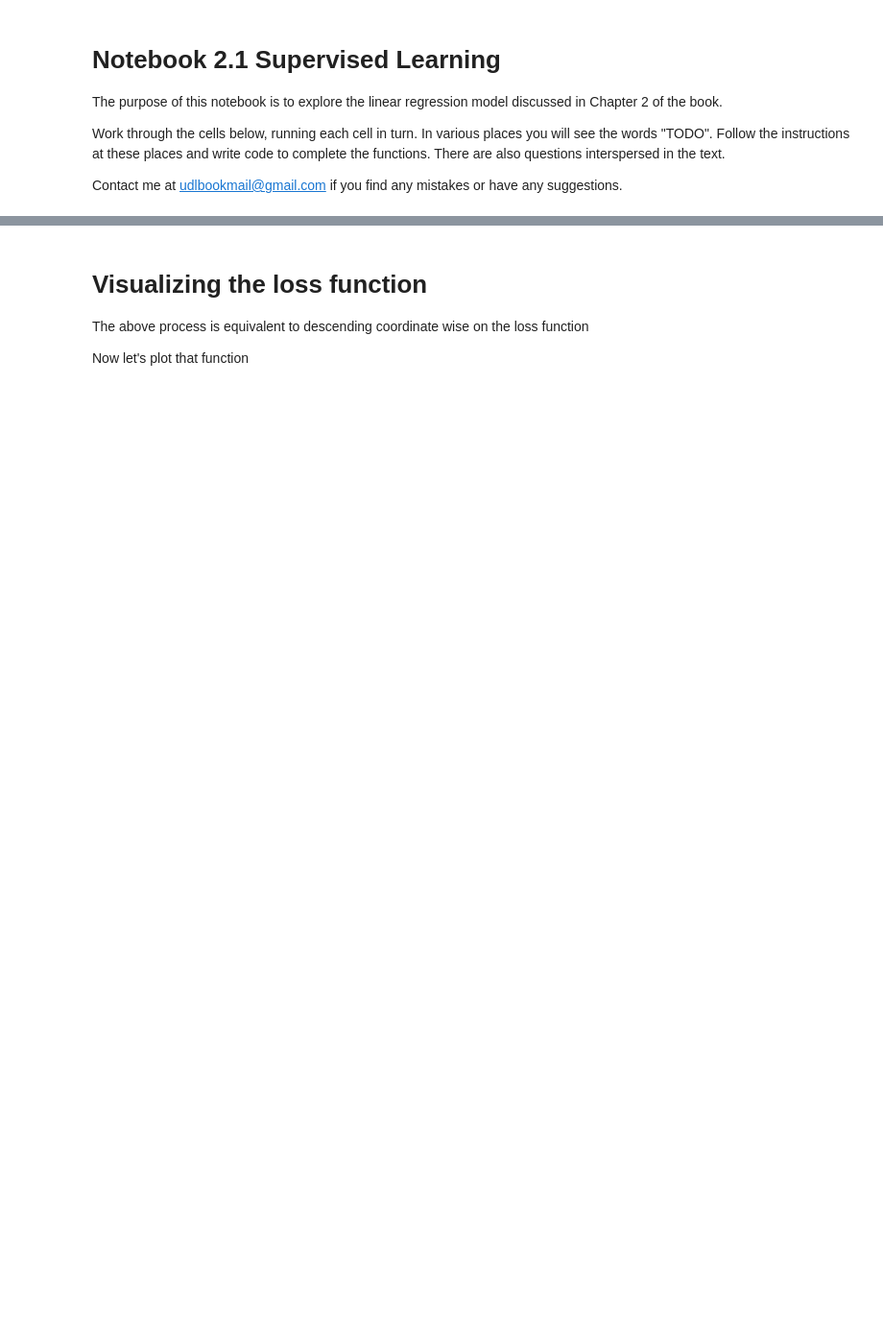
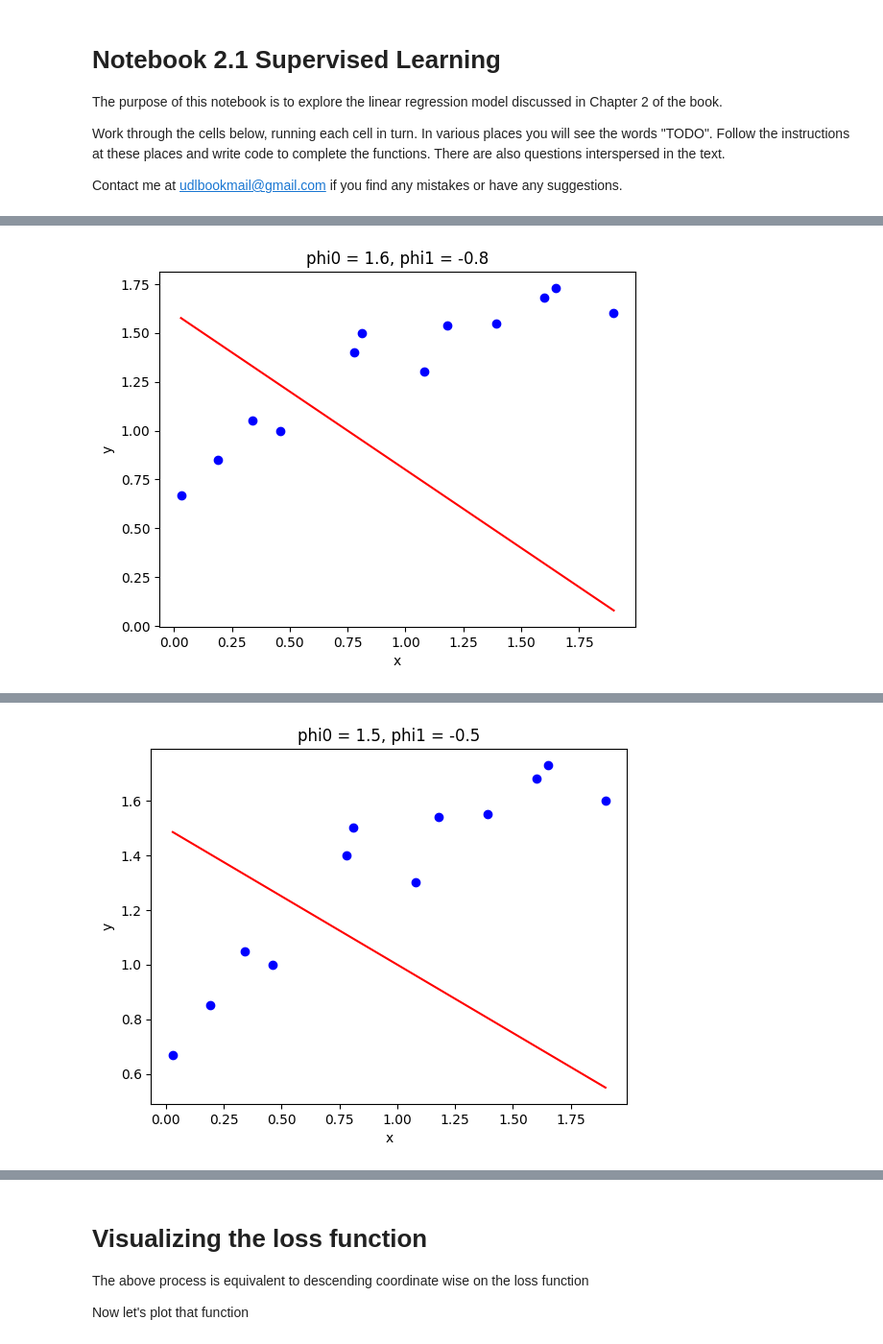
Before and after one commit to Varshith-CS/CSCI-167, a Jupyter notebook: Notebooks/Chap02/2_1_Supervised_Learning.ipynb, the cells around one changed output, grey strips where cells are left out. Shown at 96% size. Saved outputs shown, nothing was run; the diff lists cells and outputs as text; code cells hidden in the pictures; blank space fills up the shorter version.

```diff
--- a/Notebooks/Chap02/2_1_Supervised_Learning.ipynb
+++ b/Notebooks/Chap02/2_1_Supervised_Learning.ipynb
@@ -24,8 +27,7 @@ print(y)
 # Define 1D linear regression model
 def f(x, phi0, phi1):
   # TODO :  Replace this line with the linear regression model (eq 2.4)
-  y = x
-
+  y = phi0 + phi1*x
   return y
 # %%
 # Function to help plot the data
@@ -70,11 +81,27 @@ print(f'Your Loss = {loss:3.2f}, Ground truth =10.28')
-# %%
-# TODO -- Change the parameters manually to fit the model
-# First fix phi1 and try changing phi0 until you can't make the loss go down any more
-# Then fix phi0 and try changing phi1 until you can't make the loss go down any more
-# Repeat this process until you find a set of parameters that fit the model as in figure 2.2d
-# You can either do this by hand, or if you want to get fancy, write code to descent automatically in this way
-# Start at these values:
-phi0 = 1.60 ; phi1 =-0.8
-
-plot(x,y,phi0,phi1)
-print(f'Your Loss = {compute_loss(x,y,phi0,phi1):3.2f}')
+# %%
+# Function to plot data and the fitted line
+def plot(x, y, phi0, phi1):
+    plt.scatter(x, y, color='blue')  # Plot the data points
+    plt.plot(x, f(x, phi0, phi1), color='red')  # Plot the fitted line
+    plt.xlabel('x')
+    plt.ylabel('y')
+    plt.title(f'phi0 = {phi0}, phi1 = {phi1}')
+    plt.show()
+
+# Initial values
+phi0 = 1.60
+phi1 = -0.8
+
+# Plot the initial state
+plot(x, y, phi0, phi1)
+print(f'Initial Loss = {compute_loss(x, y, phi0, phi1):3.2f}')
+
+# manually adjusting phi0 and phi1
+phi0 = 1.50  # Adjusted phi0
+phi1 = -0.5  # Adjusted phi1
+
+# Plot after adjustment
+plot(x, y, phi0, phi1)
+print(f'Adjusted Loss = {compute_loss(x, y, phi0, phi1):3.2f}')
+# %% [output]
+[figure, added]
@@ -80,0 +109 @@ print(f'Your Loss = {compute_loss(x,y,phi0,phi1):3.2f}')
+[figure, added]
```
Also changed, not shown: parts of 7 cells of this notebook.
